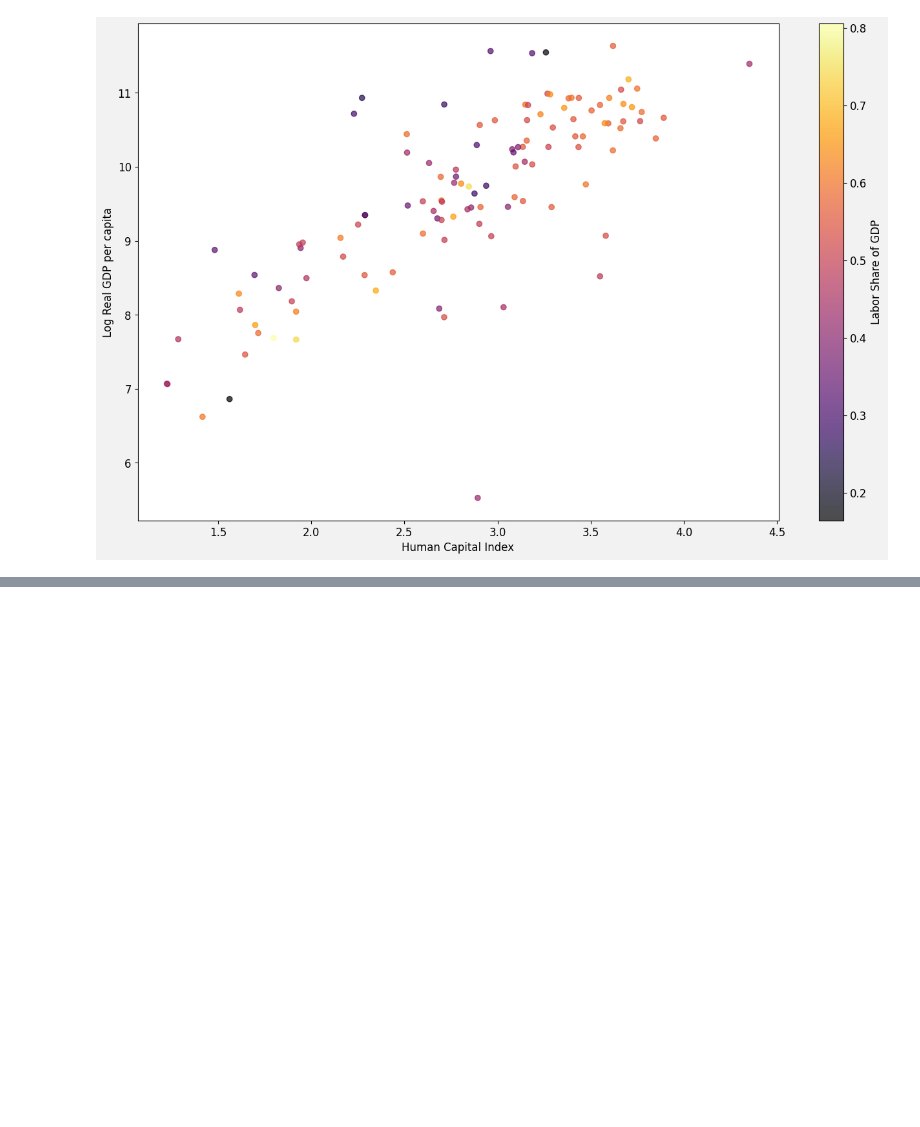
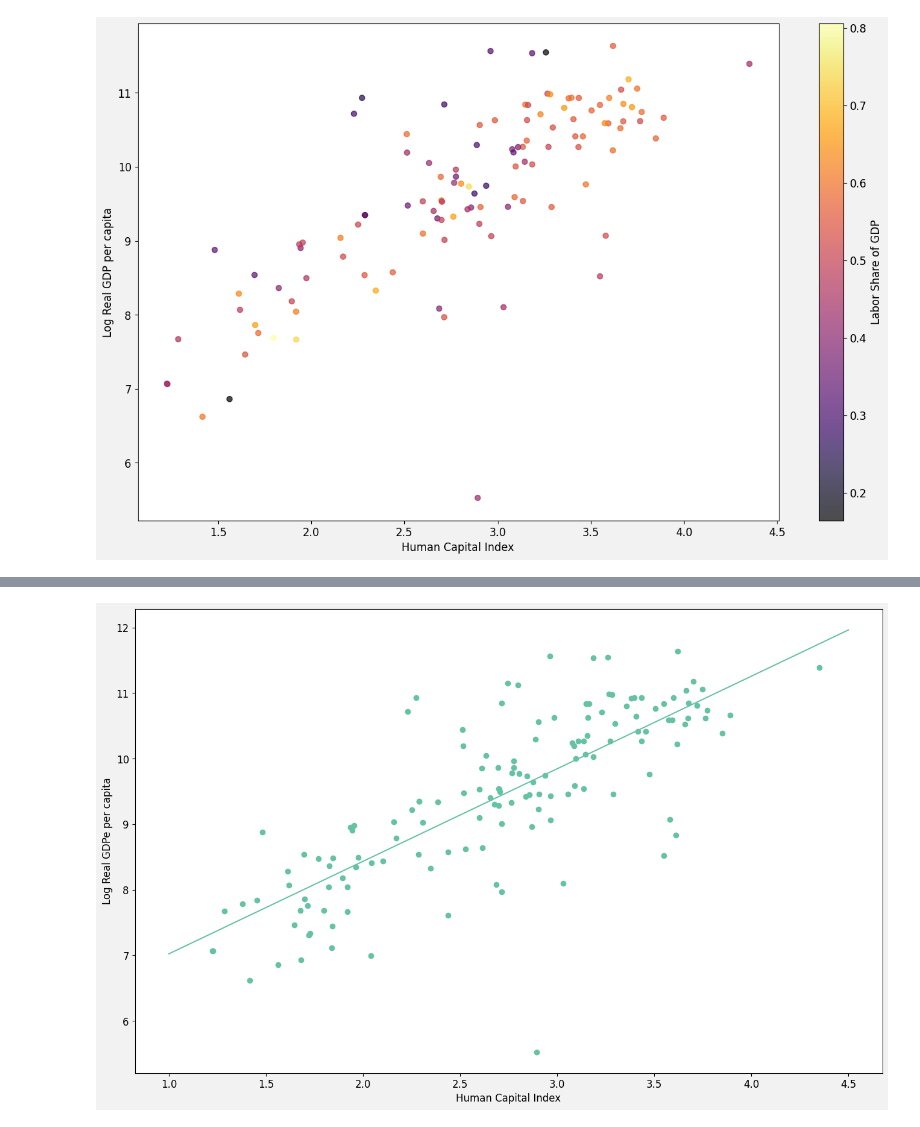
Before and after one commit to sebalexsmith/MET2010, a Jupyter notebook: Labs/Lab 4.ipynb, the cells around one changed output, grey strips where cells are left out. Cells and saved outputs as stored; diff of their text form; code cells hidden in the pictures; blank space fills up the shorter version.

```diff
--- a/Labs/Lab 4.ipynb
+++ b/Labs/Lab 4.ipynb
@@ -124,0 +136,15 @@ colorbar.set_label('Labor Share of GDP')
+# %%
+fit0 = smf.ols('np.log(rgdpe_per_pers) ~ hc', data = pwt2019).fit()
+a = fit0.params.iloc[0]
+b = fit0.params.iloc[1]
+x = np.linspace(1, 4.5)
+fitted = a + b * x
+# %%
+fig, ax = plt.subplots()
+ax.scatter(pwt2019['hc'], np.log(pwt2019['rgdpe_per_pers']))
+ax.set_xlabel('Human Capital Index')
+ax.set_ylabel('Log Real GDPe per capita')
+ax.plot(x, fitted, '-')
+plt.show()
+# %% [output]
+[figure, added]
```
Also changed, not shown: parts of 23 cells of this notebook, 2 other files.
